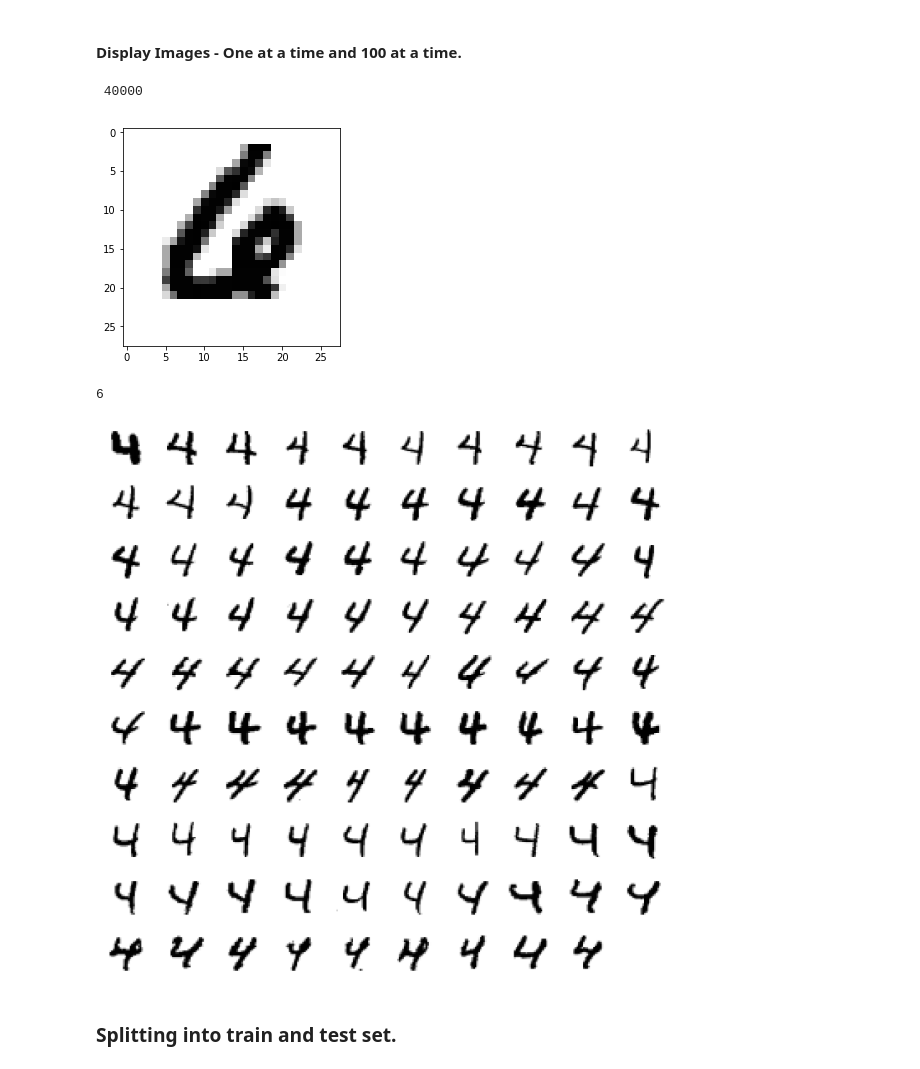
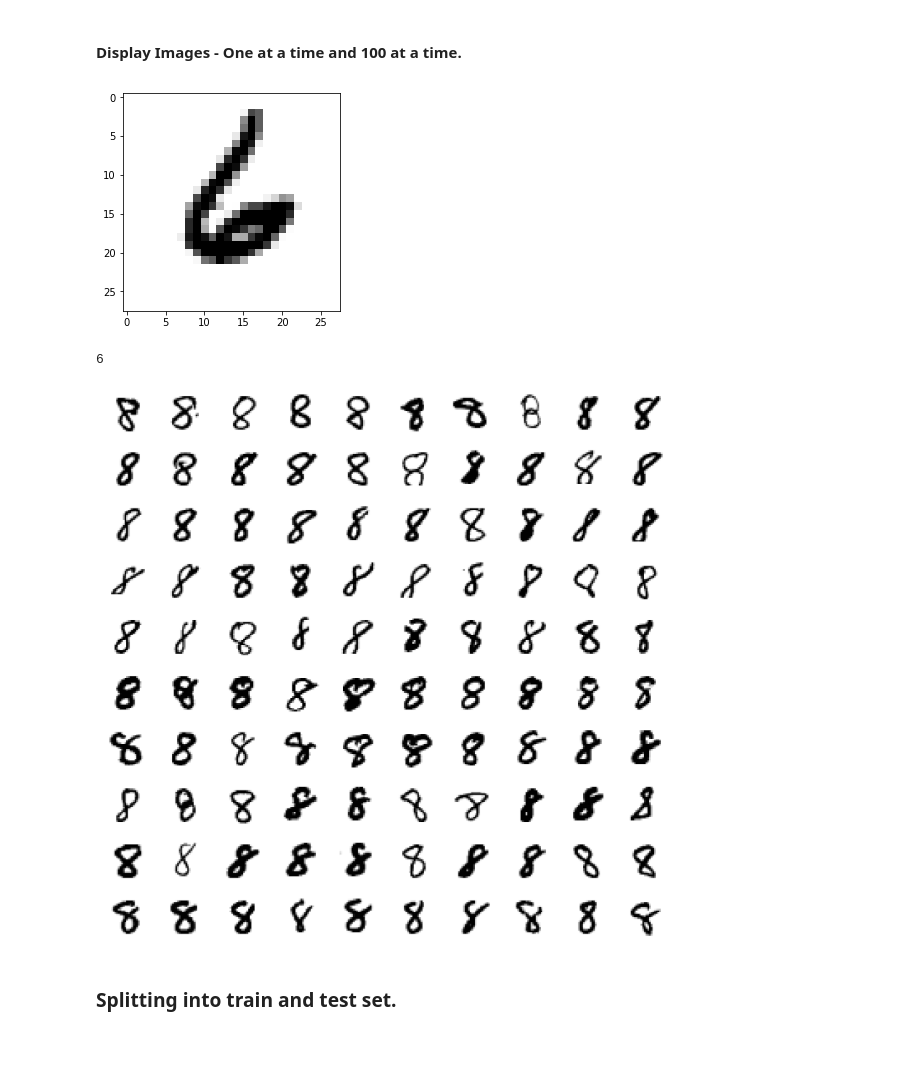
Before and after one commit to 1904labs/learn-data-science, a Jupyter notebook: notebooks/classification.ipynb, the cells around one changed output. Cells and saved outputs as stored; diff of their text form; code cells hidden in the pictures.

```diff
--- a/notebooks/classification.ipynb
+++ b/notebooks/classification.ipynb
@@ -62,7 +65,7 @@ from sklearn.metrics import f1_score
 # %% [markdown]
 #### Display Images - One at a time and 100 at a time.
 # %%
-index = int(input())
+index = int(random.randint(0,70000))
 some_digit = X[index]
 some_digit_image = some_digit.reshape(28,28)
 
@@ -71,21 +74,20 @@ plt.imshow(some_digit_image, cmap = matplotlib.cm.binary, interpolation  = 'near
 plt.show()
 print(y[index])
 # %% [output]
+[figure, new version]
- 40000
+6
-[figure, old version]
-6
 # %%
 fig=plt.figure(figsize=(40, 40))
-offset = 65000
-for index in range (offset+1,offset+100):
+offset = 50000
+for index in range (offset+1,offset+101):
     some_digit = X [index]
     some_digit_image = some_digit.reshape(28,28)
     fig.add_subplot(10, 10, index-offset)
     plt.imshow(some_digit_image, cmap = matplotlib.cm.binary, interpolation  = 'nearest')
     plt.axis('off')
 plt.show()
 # %% [output]
-[figure, old version]
+[figure, new version]
 # %% [markdown]
 ### Splitting into train and test set.
 # %%
```
Also changed, not shown: parts of 103 cells of this notebook, 4 other files.
